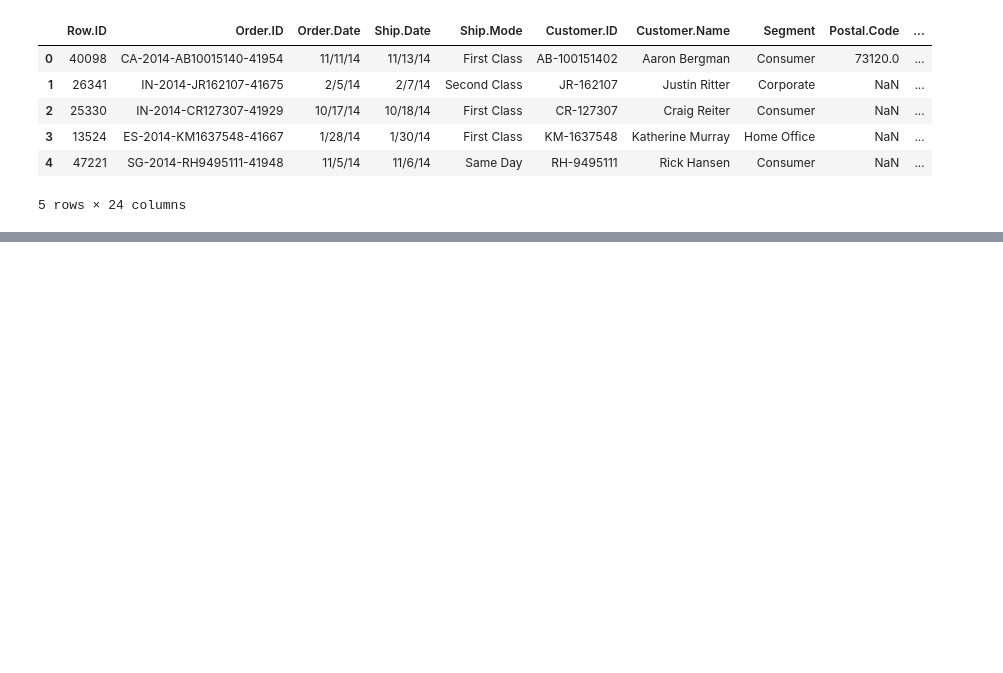
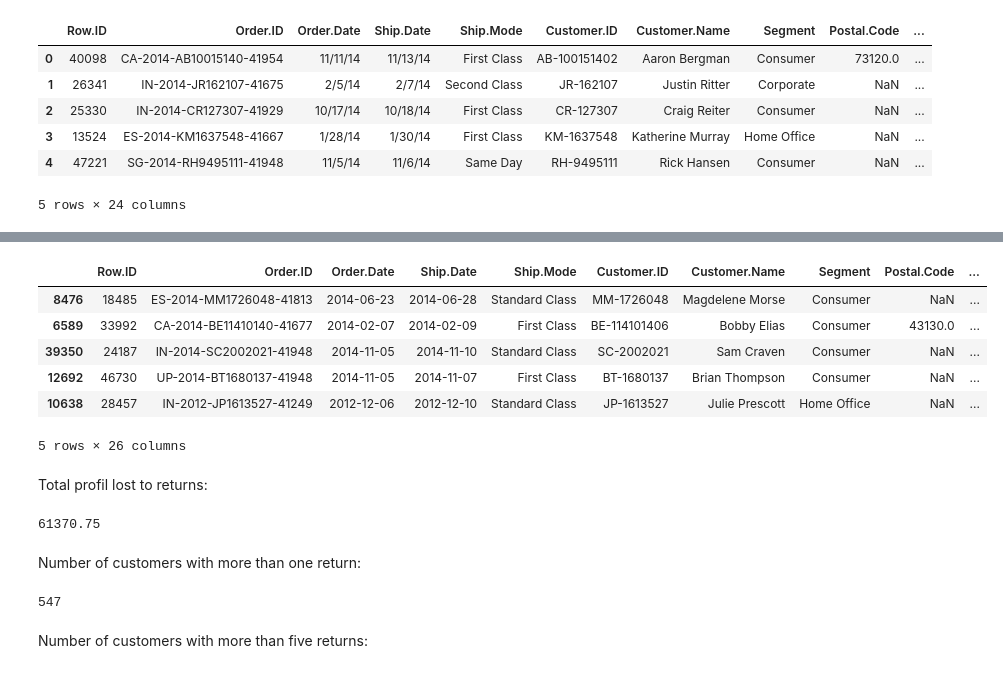
Before and after one commit to AJB0211/MachineLearningExercise, a Jupyter notebook: alex/eda.ipynb, the cells around one changed output, grey strips where cells are left out. Drawn from its saved outputs; the diff is of its cells as text; code cells hidden in the pictures; blank space fills up the shorter version.

```diff
--- a/alex/eda.ipynb
+++ b/alex/eda.ipynb
@@ -29,0 +27,3 @@ returns.head()
+# %%
+orders.Profit = orders.Profit.map(lambda x: re.sub("[$,]","",x)).astype(float)
+orders.Sales = orders.Sales.map(lambda x: re.sub("[$,]","",x)).astype(float)
@@ -29,0 +33,8 @@ returns.head()
+# %%
+orders["Order.Date"] = orders["Order.Date"].map(lambda x: dt.datetime.strptime(x,"%m/%d/%y"))
+orders["Ship.Date"] = orders["Ship.Date"].map(lambda x: dt.datetime.strptime(x,"%m/%d/%y"))
+# %%
+seasonList = [1, 1, 2, 2, 2, 3, 3, 3, 4, 4, 4, 1]
+seasonDict = dict(zip(range(1,13),seasonList))
+nameDict = {1:"Winter",2:"Spring",3:"Summer",4:"Autumn"}
+seasonDict = {i:nameDict[j] for i,j in seasonDict.items()}
@@ -29,0 +77,29 @@ returns.head()
+# %%
+returnDF = (orders.merge(returns,how="left",left_on="Order.ID",right_on="Order ID")
+            .drop(columns=["Order ID","Region_y"])
+            .rename(columns={"Region_x":"Region"})
+                 )
+returnDF.Returned = (returnDF.Returned == "Yes")
+returnDF.sample(5)
+# %% [output]
+|  | Row.ID | Order.ID | Order.Date | Ship.Date | Ship.Mode | Customer.ID | Customer.Name | Segment | Postal.Code | ... |
+| 8476 | 18485 | ES-2014-MM1726048-41813 | 2014-06-23 | 2014-06-28 | Standard Class | MM-1726048 | Magdelene Morse | Consumer | NaN | ... |
+| 6589 | 33992 | CA-2014-BE11410140-41677 | 2014-02-07 | 2014-02-09 | First Class | BE-114101406 | Bobby Elias | Consumer | 43130.0 | ... |
+| 39350 | 24187 | IN-2014-SC2002021-41948 | 2014-11-05 | 2014-11-10 | Standard Class | SC-2002021 | Sam Craven | Consumer | NaN | ... |
+| 12692 | 46730 | UP-2014-BT1680137-41948 | 2014-11-05 | 2014-11-07 | First Class | BT-1680137 | Brian Thompson | Consumer | NaN | ... |
+| 10638 | 28457 | IN-2012-JP1613527-41249 | 2012-12-06 | 2012-12-10 | Standard Class | JP-1613527 | Julie Prescott | Home Office | NaN | ... |
+5 rows × 26 columns
+# %% [markdown]
+Total profil lost to returns:
+# %%
+returnDF[returnDF.Returned].Profit.sum()
+# %% [output]
+61370.75
+# %% [markdown]
+Number of customers with more than one return:
+# %%
+(returnDF[returnDF.Returned].groupby("Customer.ID").agg("count").reset_index().iloc[:,1] > 1).sum()
+# %% [output]
+547
+# %% [markdown]
+Number of customers with more than five returns:
```
Also changed, not shown: parts of 38 cells of this notebook, 1 other file.
